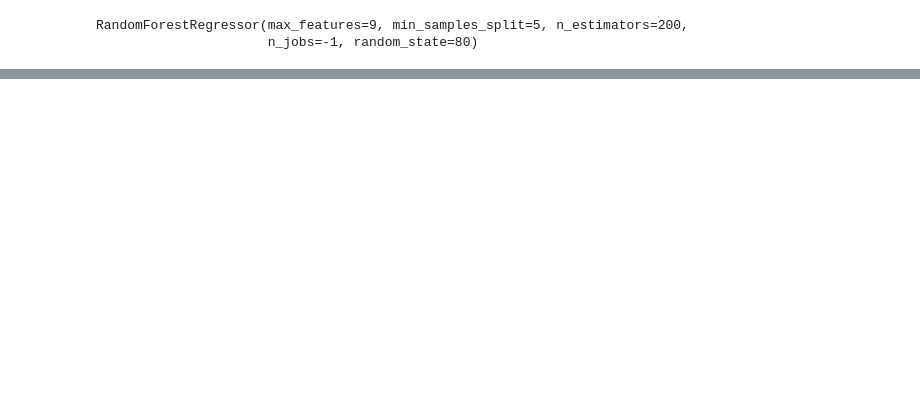
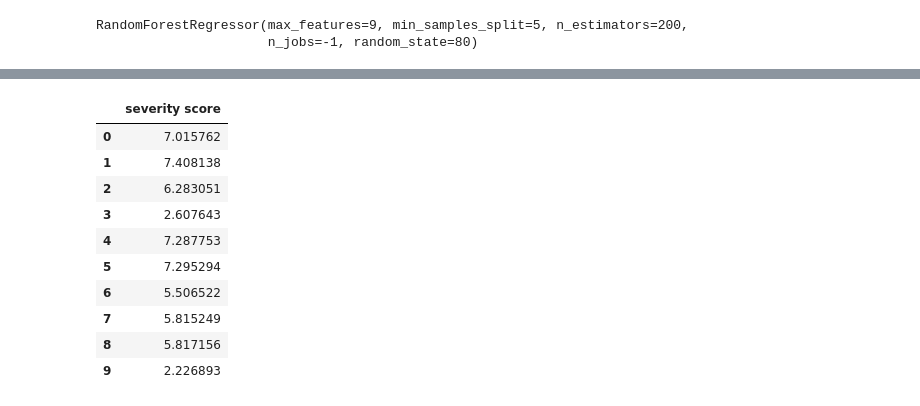
Before and after one commit to jules20022000/Notebook-Atreon, a Jupyter notebook: Notebook2.ipynb, the cells around one changed output, grey strips where cells are left out. Cells and saved outputs as stored; diff of their text form; code cells hidden in the pictures; blank space fills up the shorter version.

```diff
--- a/Notebook2.ipynb
+++ b/Notebook2.ipynb
@@ -381,0 +431,14 @@ KeyError: 'stacking'
+# %%
+final_submission
+# %% [output]
+|  | severity score |
+| 0 | 7.015762 |
+| 1 | 7.408138 |
+| 2 | 6.283051 |
+| 3 | 2.607643 |
+| 4 | 7.287753 |
+| 5 | 7.295294 |
+| 6 | 5.506522 |
+| 7 | 5.815249 |
+| 8 | 5.817156 |
+| 9 | 2.226893 |
```
Also changed, not shown: parts of 21 cells of this notebook, 3 other files.
